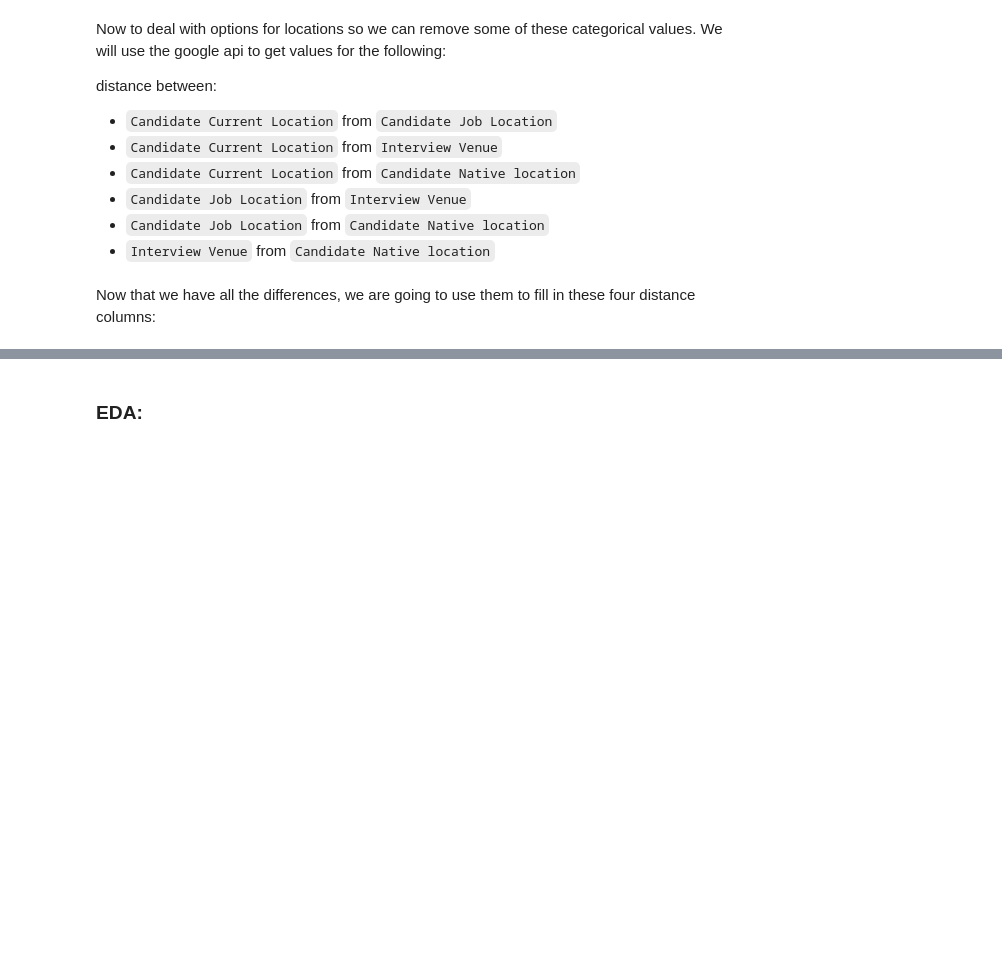
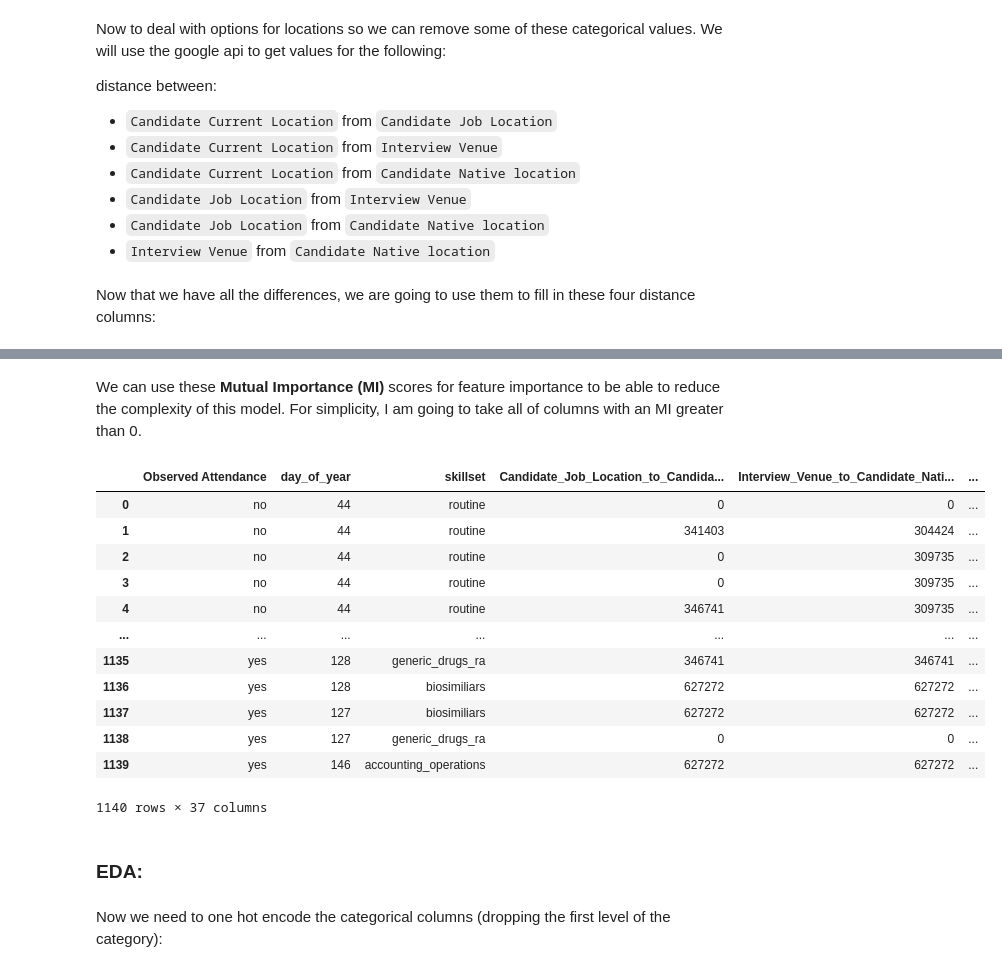
Before and after one commit to elenasm7/skipping-interviews-model, a Jupyter notebook: Untitled.ipynb, the cells around one changed output, grey strips where cells are left out. Drawn from its saved outputs; the diff is of its cells as text; code cells hidden in the pictures; blank space fills up the shorter version.

Commit message:
feature selection

```diff
--- a/Untitled.ipynb
+++ b/Untitled.ipynb
@@ -440,2 +447,37 @@ Now we need to one hot encode the categorical columns:
+# %%
+target = pd.get_dummies(y,drop_first=True)
+# %%
+from sklearn.feature_selection import mutual_info_regression
+
+def make_mi_scores(X, y, discrete_features):
+    mi_scores = mutual_info_regression(X, y, discrete_features=discrete_features)
+    mi_scores = pd.Series(mi_scores, name="MI Scores", index=X.columns)
+    mi_scores = mi_scores.sort_values(ascending=False)
+    return mi_scores
+
+mi_scores = make_mi_scores(X, target, discrete_features)
+# %% [markdown]
+We can use these **Mutual Importance (MI)** scores for feature importance to be able to reduce the complexity of this model. For simplicity, I am going to take all of columns with an MI greater than 0.
+# %%
+keep_features = ["Observed Attendance"]
+keep_features.extend(mi_scores[mi_scores>0].index.to_list())
+# %%
+df_features = df[keep_features].copy()
+# %%
+df_features
+# %% [output]
+|  | Observed Attendance | day_of_year | skillset | Candidate_Job_Location_to_Candida... | Interview_Venue_to_Candidate_Nati... | ... |
+| 0 | no | 44 | routine | 0 | 0 | ... |
+| 1 | no | 44 | routine | 341403 | 304424 | ... |
+| 2 | no | 44 | routine | 0 | 309735 | ... |
+| 3 | no | 44 | routine | 0 | 309735 | ... |
+| 4 | no | 44 | routine | 346741 | 309735 | ... |
+| ... | ... | ... | ... | ... | ... | ... |
+| 1135 | yes | 128 | generic_drugs_ra | 346741 | 346741 | ... |
+| 1136 | yes | 128 | biosimiliars | 627272 | 627272 | ... |
+| 1137 | yes | 127 | biosimiliars | 627272 | 627272 | ... |
+| 1138 | yes | 127 | generic_drugs_ra | 0 | 0 | ... |
+| 1139 | yes | 146 | accounting_operations | 627272 | 627272 | ... |
+1140 rows × 37 columns
 # %% [markdown]
 ### EDA:
@@ -441,0 +490,2 @@ Now we need to one hot encode the categorical columns:
+# %% [markdown]
+Now we need to one hot encode the categorical columns (dropping the first level of the category):
```
Also changed, not shown: parts of 11 cells of this notebook.
